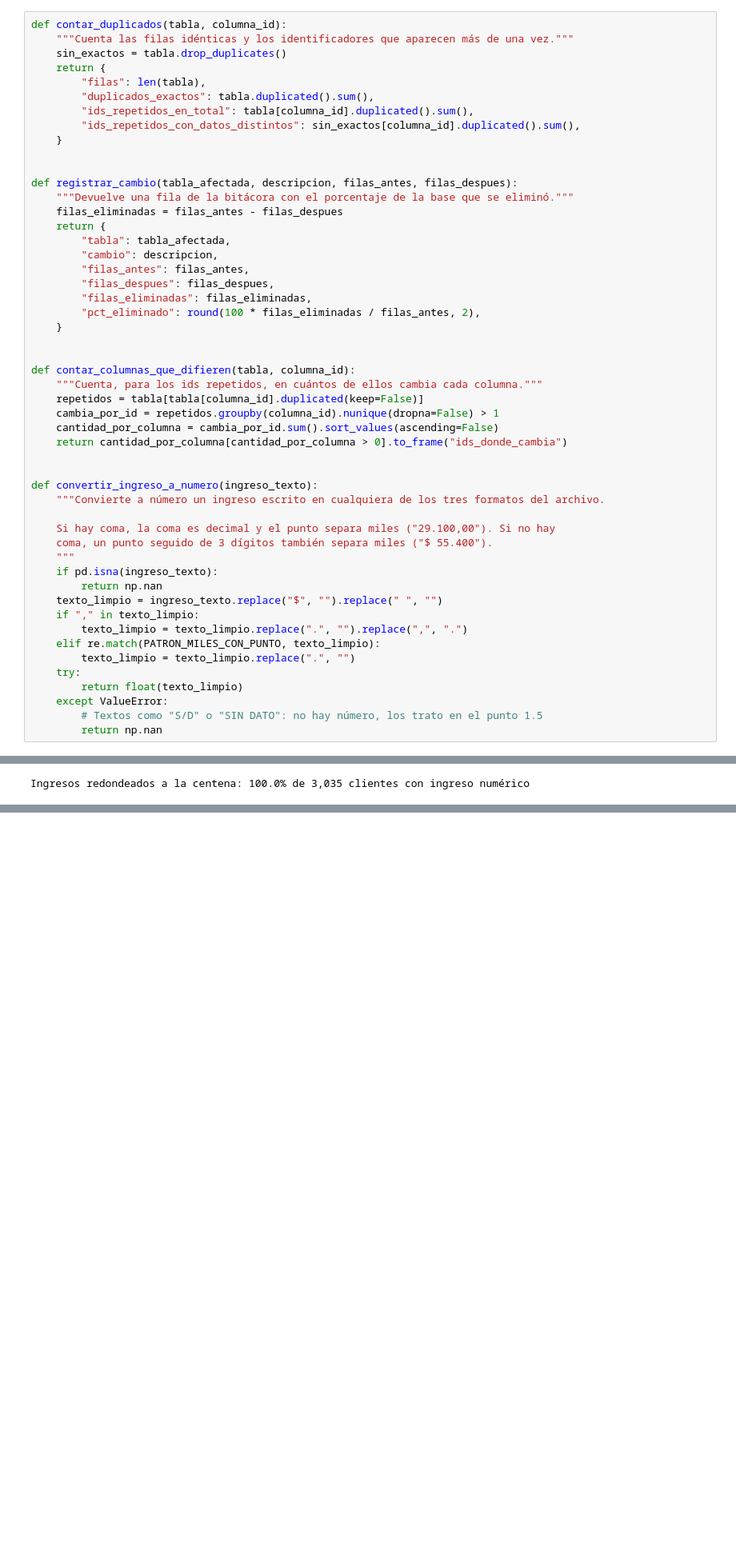
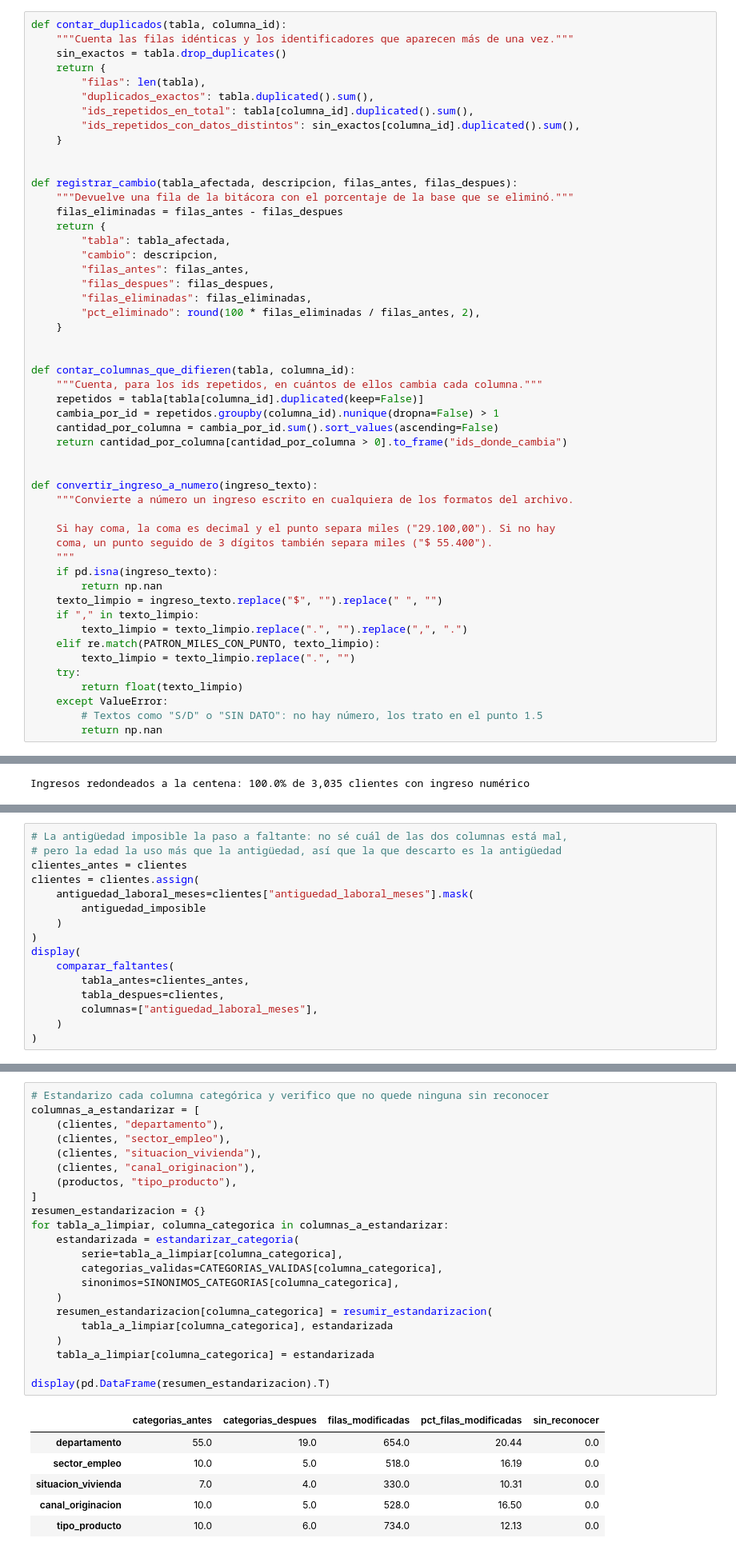
Before and after one commit to ncho06-a11y/proyecto-final-merli, a Jupyter notebook: notebooks/analisis_riesgo_credito.ipynb, the cells around one changed output, grey strips where cells are left out. Shown at 80% size. Drawn from its saved outputs; the diff is of its cells as text; blank space fills up the shorter version.

```diff
--- a/notebooks/analisis_riesgo_credito.ipynb
+++ b/notebooks/analisis_riesgo_credito.ipynb
@@ -419,7 +475,7 @@ def contar_columnas_que_difieren(tabla, columna_id):
 
 
 def convertir_ingreso_a_numero(ingreso_texto):
-    """Convierte a número un ingreso escrito en cualquiera de los tres formatos del archivo.
+    """Convierte a número un ingreso escrito en cualquiera de los formatos del archivo.
 
     Si hay coma, la coma es decimal y el punto separa miles ("29.100,00"). Si no hay
     coma, un punto seguido de 3 dígitos también separa miles ("$ 55.400").
@@ -614,0 +959,16 @@ display(
+# %%
+# La antigüedad imposible la paso a faltante: no sé cuál de las dos columnas está mal,
+# pero la edad la uso más que la antigüedad, así que la que descarto es la antigüedad
+clientes_antes = clientes
+clientes = clientes.assign(
+    antiguedad_laboral_meses=clientes["antiguedad_laboral_meses"].mask(
+        antiguedad_imposible
+    )
+)
+display(
+    comparar_faltantes(
+        tabla_antes=clientes_antes,
+        tabla_despues=clientes,
+        columnas=["antiguedad_laboral_meses"],
+    )
+)
@@ -614,0 +1014,29 @@ display(
+# %%
+# Estandarizo cada columna categórica y verifico que no quede ninguna sin reconocer
+columnas_a_estandarizar = [
+    (clientes, "departamento"),
+    (clientes, "sector_empleo"),
+    (clientes, "situacion_vivienda"),
+    (clientes, "canal_originacion"),
+    (productos, "tipo_producto"),
+]
+resumen_estandarizacion = {}
+for tabla_a_limpiar, columna_categorica in columnas_a_estandarizar:
+    estandarizada = estandarizar_categoria(
+        serie=tabla_a_limpiar[columna_categorica],
+        categorias_validas=CATEGORIAS_VALIDAS[columna_categorica],
+        sinonimos=SINONIMOS_CATEGORIAS[columna_categorica],
+    )
+    resumen_estandarizacion[columna_categorica] = resumir_estandarizacion(
+        tabla_a_limpiar[columna_categorica], estandarizada
+    )
+    tabla_a_limpiar[columna_categorica] = estandarizada
+
+display(pd.DataFrame(resumen_estandarizacion).T)
+# %% [output]
+|  | categorias_antes | categorias_despues | filas_modificadas | pct_filas_modificadas | sin_reconocer |
+| departamento | 55.0 | 19.0 | 654.0 | 20.44 | 0.0 |
+| sector_empleo | 10.0 | 5.0 | 518.0 | 16.19 | 0.0 |
+| situacion_vivienda | 7.0 | 4.0 | 330.0 | 10.31 | 0.0 |
+| canal_originacion | 10.0 | 5.0 | 528.0 | 16.50 | 0.0 |
+| tipo_producto | 10.0 | 6.0 | 734.0 | 12.13 | 0.0 |
```
Also changed, not shown: parts of 39 cells of this notebook.
